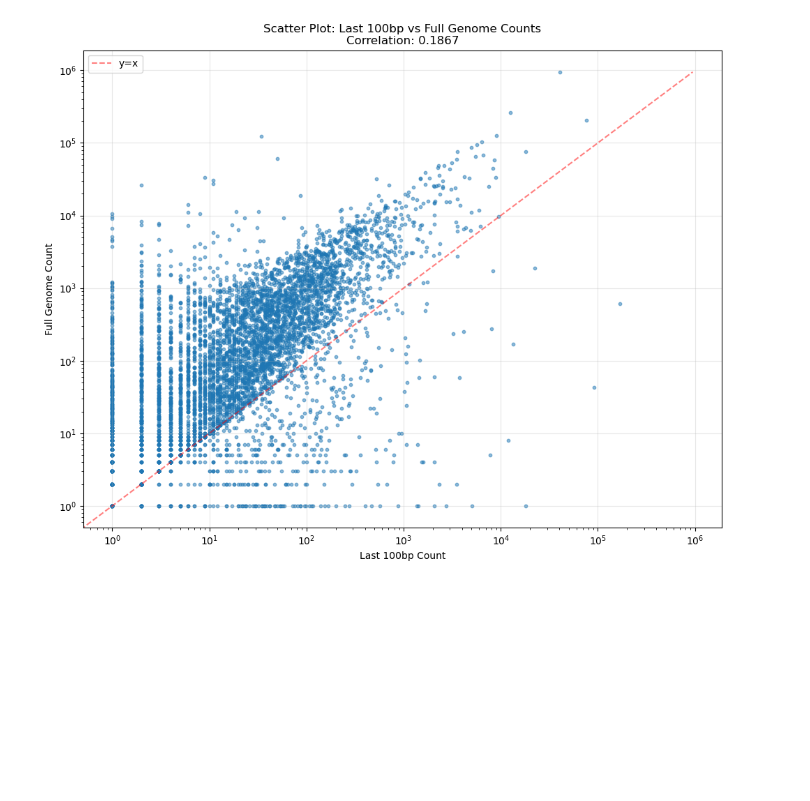
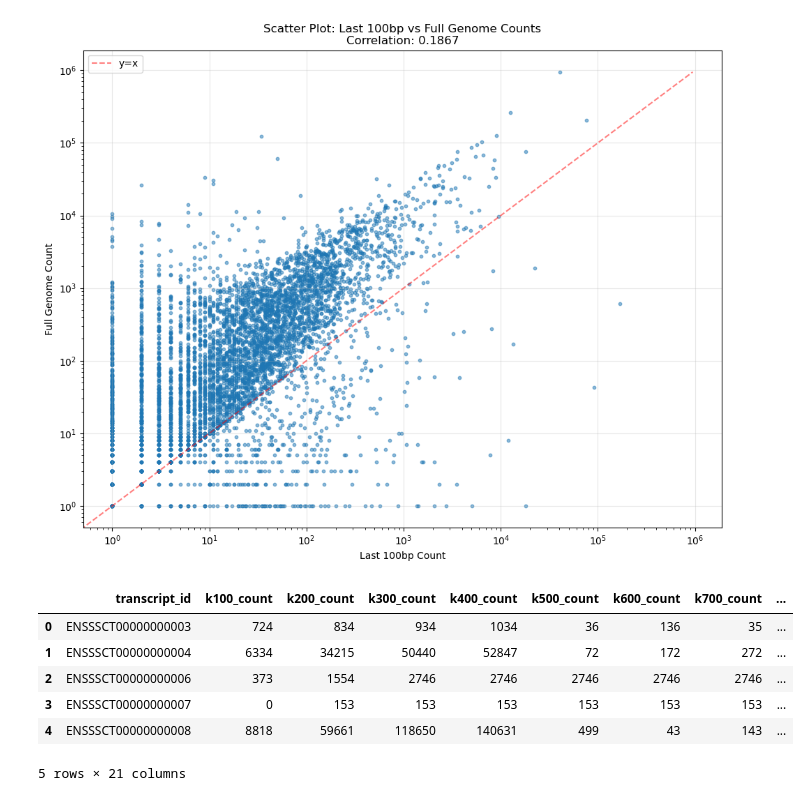
Before and after one commit to tolgatabanli/scCount_gobi, a Jupyter notebook: prototyping/playground.ipynb, the cells around one changed output. Saved outputs shown, nothing was run; the diff lists cells and outputs as text; code cells hidden in the pictures; blank space fills up the shorter version.

```diff
--- a/prototyping/playground.ipynb
+++ b/prototyping/playground.ipynb
@@ -131,3 +131,16 @@ plt.show()
 # %% [output]
 Pearson Correlation: 0.1867
 [figure]
+# %%
+import pandas as pd
+
+star_last_k_counts = pd.read_csv('../data/coverage_tsv/all_k_counts.tsv', sep='\t', header = 0)
+star_last_k_counts.head()
+# %% [output]
+|  | transcript_id | k100_count | k200_count | k300_count | k400_count | k500_count | k600_count | k700_count | ... |
+| 0 | ENSSSCT00000000003 | 724 | 834 | 934 | 1034 | 36 | 136 | 35 | ... |
+| 1 | ENSSSCT00000000004 | 6334 | 34215 | 50440 | 52847 | 72 | 172 | 272 | ... |
+| 2 | ENSSSCT00000000006 | 373 | 1554 | 2746 | 2746 | 2746 | 2746 | 2746 | ... |
+| 3 | ENSSSCT00000000007 | 0 | 153 | 153 | 153 | 153 | 153 | 153 | ... |
+| 4 | ENSSSCT00000000008 | 8818 | 59661 | 118650 | 140631 | 499 | 43 | 143 | ... |
+5 rows × 21 columns
```
Also changed, not shown: parts of 2 cells of this notebook, 5 other files.
